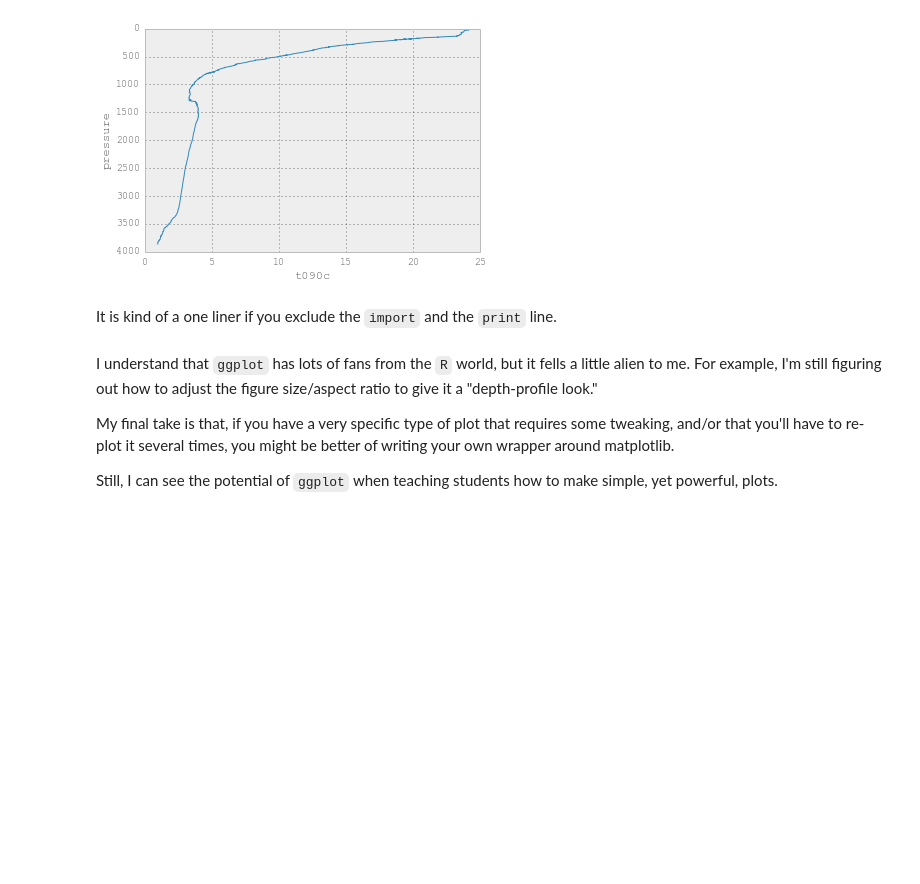
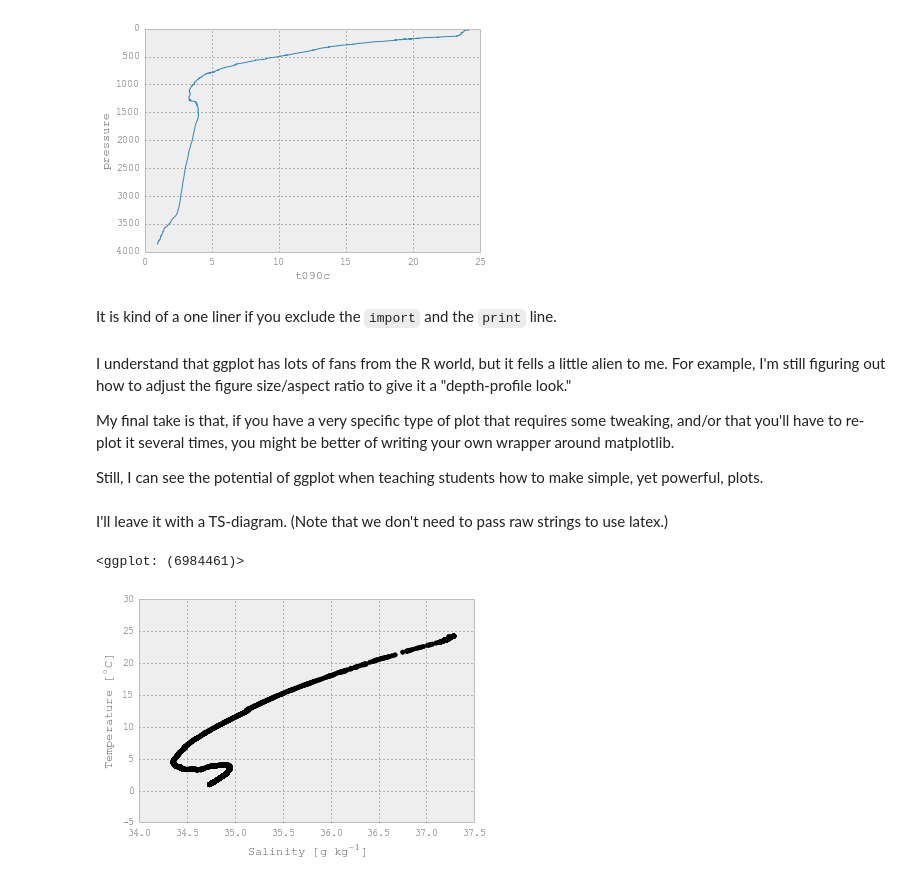
Before and after one commit to ocefpaf/python4oceanographers, a Jupyter notebook: content/downloads/notebooks/CTD-ggplot.ipynb, the cells around one changed output. Cells and saved outputs as stored; diff of their text form; code cells hidden in the pictures; blank space fills up the shorter version.

Commit message:
Updated post with the new ggplot version and a TS-diagram.

```diff
--- a/content/downloads/notebooks/CTD-ggplot.ipynb
+++ b/content/downloads/notebooks/CTD-ggplot.ipynb
@@ -114,13 +116,23 @@ print p
 # %% [markdown]
 It is kind of a one liner if you exclude the `import` and the `print` line.
 # %% [markdown]
-I understand that `ggplot` has lots of fans from the `R` world, but it fells
+I understand that ggplot has lots of fans from the R world, but it fells
 a little alien to me.  For example, I'm still figuring out how to adjust the figure size/aspect ratio to give it a "depth-profile look."
 
 My final take is that, if you have a very specific type of plot that requires
 some tweaking, and/or that you'll have to re-plot it several times, you might be better of writing your own wrapper around matplotlib.
 
-Still, I can see the potential of `ggplot` when teaching students how to make simple, yet powerful, plots.
+Still, I can see the potential of ggplot when teaching students how to make simple, yet powerful, plots.
+# %% [markdown]
+I'll leave it with a TS-diagram.  (Note that we don't need to pass raw strings to use latex.)
+# %%
+ggplot(ctd, aes(x='SP', y='t090c')) + \
+    geom_point(color='black') + \
+    xlab("Salinity [g kg$^{-1}$]") + \
+    ylab("Temperature [$^\circ$C]")
+# %% [output]
+<ggplot: (6984461)>
+[figure, added]
 # %%
 HTML(html)
 # %% [output]
```
Also changed, not shown: parts of 6 cells of this notebook.
